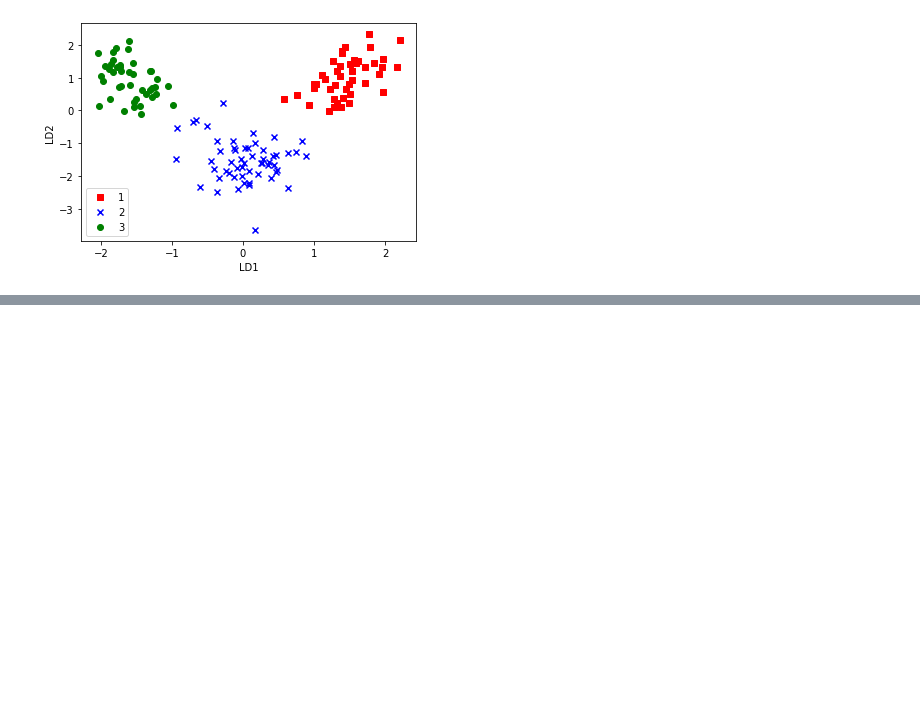
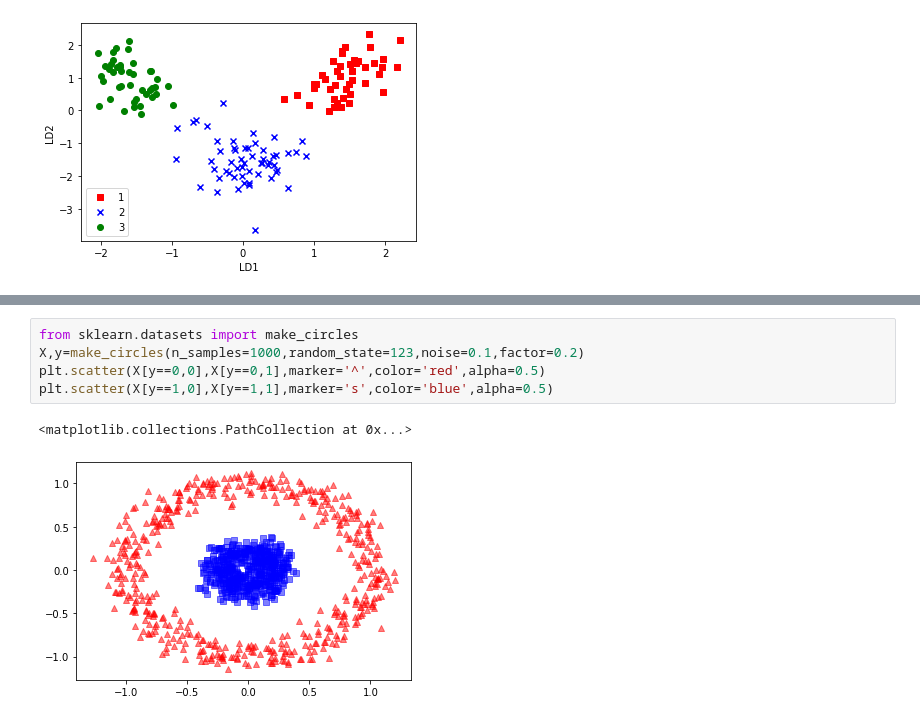
Before and after one commit to nsakki55/tech-notes, a Jupyter notebook: python-machine-learning-book/code/ch05/mycode05.ipynb, the cells around one changed output, grey strips where cells are left out. Cells and saved outputs as stored; diff of their text form; blank space fills up the shorter version.

```diff
--- a/python-machine-learning-book/code/ch05/mycode05.ipynb
+++ b/python-machine-learning-book/code/ch05/mycode05.ipynb
@@ -300,0 +368,8 @@ plt.show()
+# %%
+from sklearn.datasets import make_circles
+X,y=make_circles(n_samples=1000,random_state=123,noise=0.1,factor=0.2)
+plt.scatter(X[y==0,0],X[y==0,1],marker='^',color='red',alpha=0.5)
+plt.scatter(X[y==1,0],X[y==1,1],marker='s',color='blue',alpha=0.5)
+# %% [output]
+<matplotlib.collections.PathCollection at 0x...>
+[figure, added]
```
Also changed, not shown: parts of 6 cells of this notebook, 1 other file.
